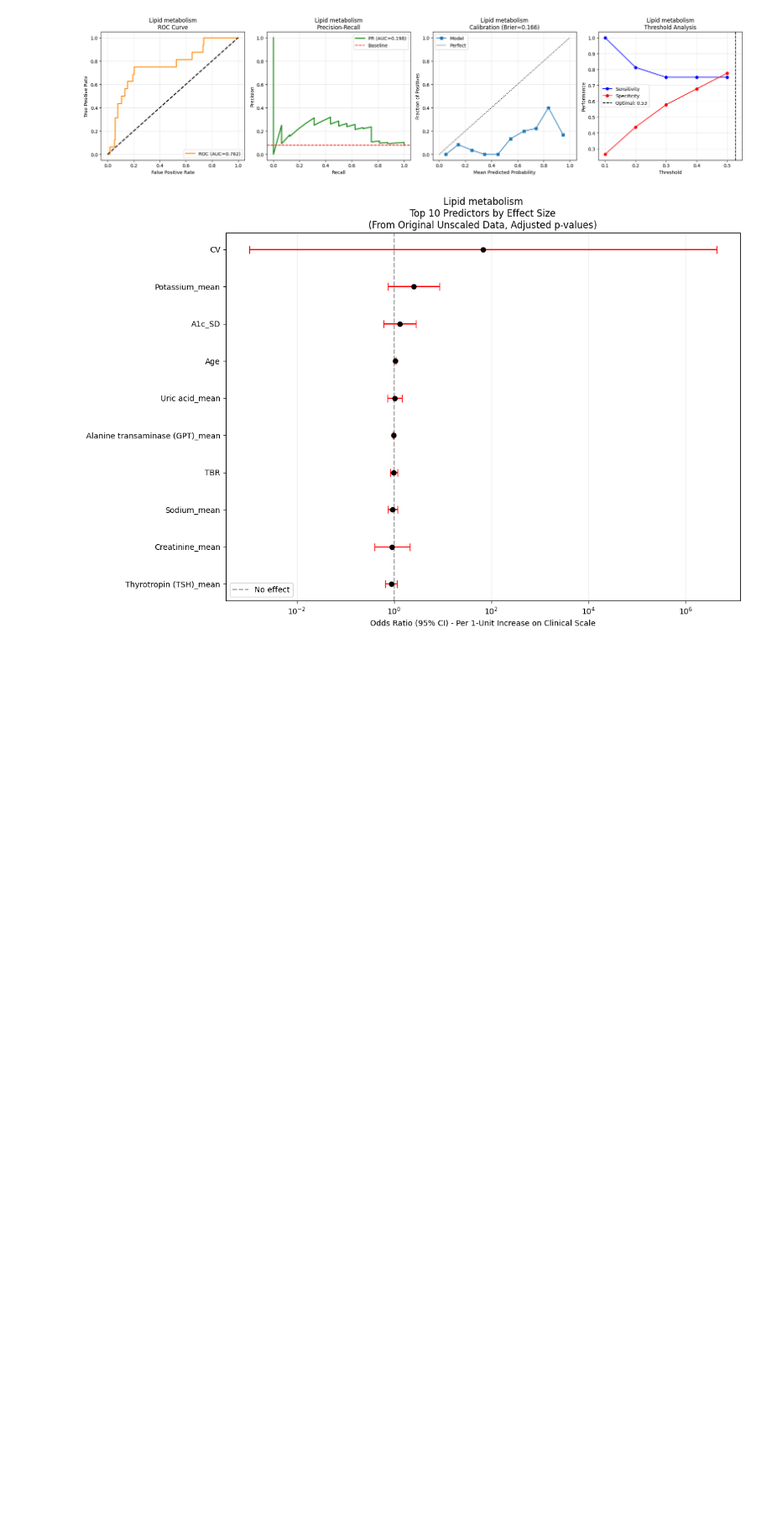
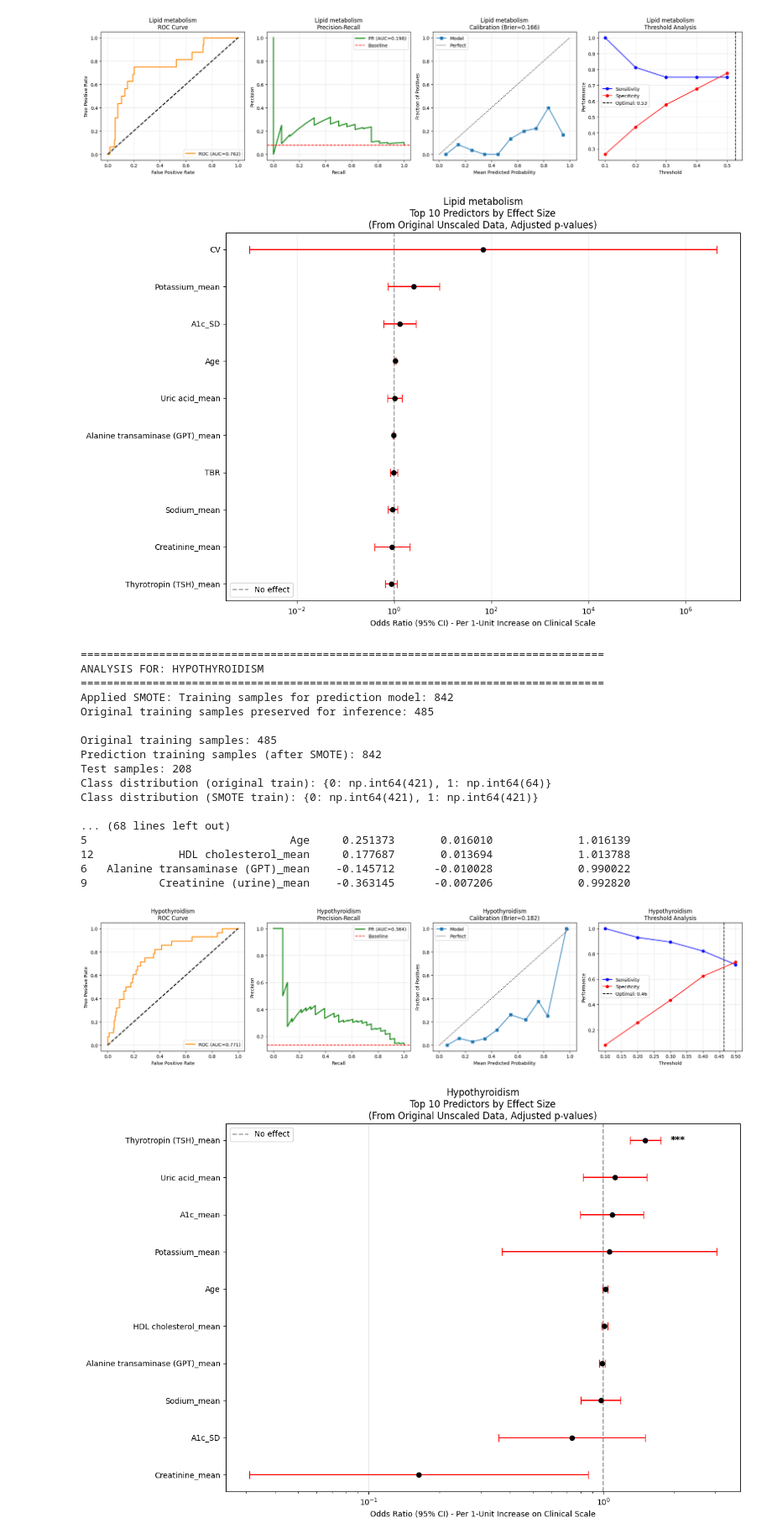
Before and after one commit to vincebliu/t1d-cgm-risk-stratification, a Jupyter notebook: analysis.ipynb, the cells around one changed output. Shown at 84% size. Cells and saved outputs as stored; diff of their text form; code cells hidden in the pictures; blank space fills up the shorter version.

```diff
--- a/analysis.ipynb
+++ b/analysis.ipynb
@@ -673,0 +1163,40 @@ Class distribution (SMOTE train): {0: np.int64(449), 1: np.int64(449)}
+# %%
+# Define conditions to analyze
+conditions = [
+    'Hypothyroidism',
+    'Hypertension',
+    'Diabetes with ophthalmic manifestations',
+    'Lipid metabolism'
+]
+
+# Store results for all conditions
+results = {}
+
+# Run analysis for each condition
+for cond in conditions:
+    results[cond] = run_analysis(
+        df_complete,
+        cond,
+        apply_smote=True,
+        multiple_testing_correction='fdr_bh'  # FDR correction
+    )
+# %% [output]
+================================================================================
+ANALYSIS FOR: HYPOTHYROIDISM
+================================================================================
+Applied SMOTE: Training samples for prediction model: 842
+Original training samples preserved for inference: 485
+
+Original training samples: 485
+Prediction training samples (after SMOTE): 842
+Test samples: 208
+Class distribution (original train): {0: np.int64(421), 1: np.int64(64)}
+Class distribution (SMOTE train): {0: np.int64(421), 1: np.int64(421)}
+
+... (68 lines left out)
+5                               Age     0.251373       0.016010             1.016139
+12             HDL cholesterol_mean     0.177687       0.013694             1.013788
+6   Alanine transaminase (GPT)_mean    -0.145712      -0.010028             0.990022
+9           Creatinine (urine)_mean    -0.363145      -0.007206             0.992820
+[figure, added]
+[figure, added]
```
Also changed, not shown: parts of 3 cells of this notebook, 3 other files.
